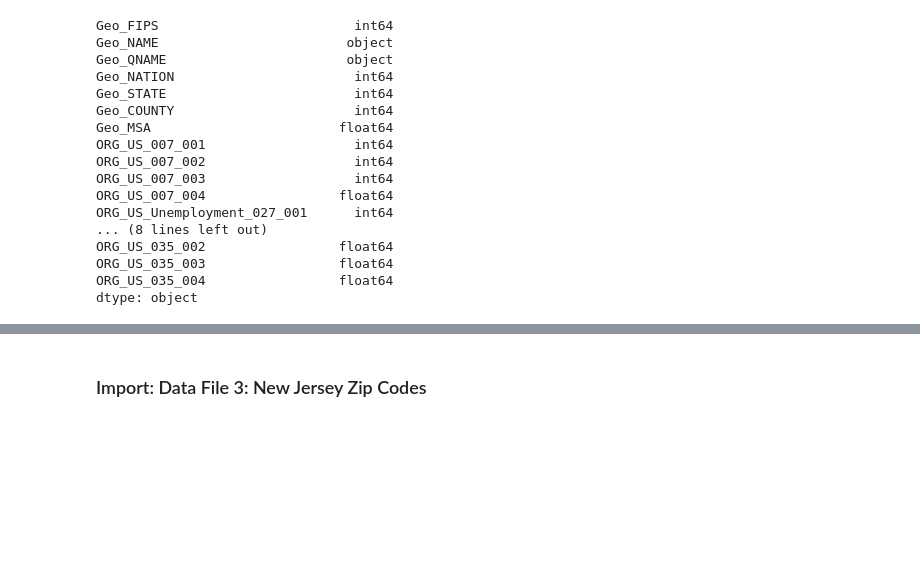
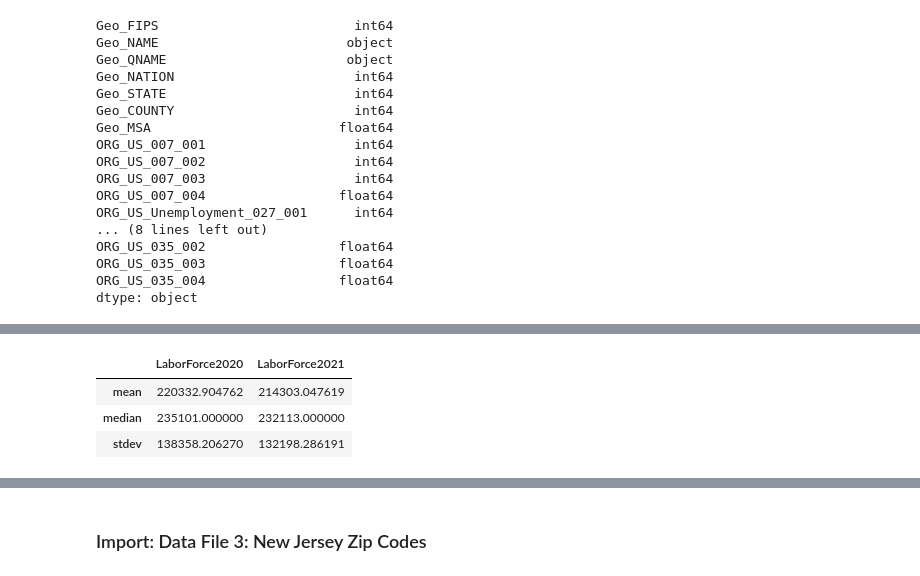
Before and after one commit to theaok/vis-sp23-ewattudo, a Jupyter notebook: ps2_pynb.ipynb, the cells around one changed output, grey strips where cells are left out. Cells and saved outputs as stored; diff of their text form; code cells hidden in the pictures; blank space fills up the shorter version.

```diff
--- a/ps2_pynb.ipynb
+++ b/ps2_pynb.ipynb
@@ -337,0 +420,7 @@ dtype: object
+# %%
+njunemp.agg({'LaborForce2020':['mean','median',stdev], 'LaborForce2021':['mean','median',stdev] })
+# %% [output]
+|  | LaborForce2020 | LaborForce2021 |
+| mean | 220332.904762 | 214303.047619 |
+| median | 235101.000000 | 232113.000000 |
+| stdev | 138358.206270 | 132198.286191 |
```
Also changed, not shown: parts of 21 cells of this notebook.
